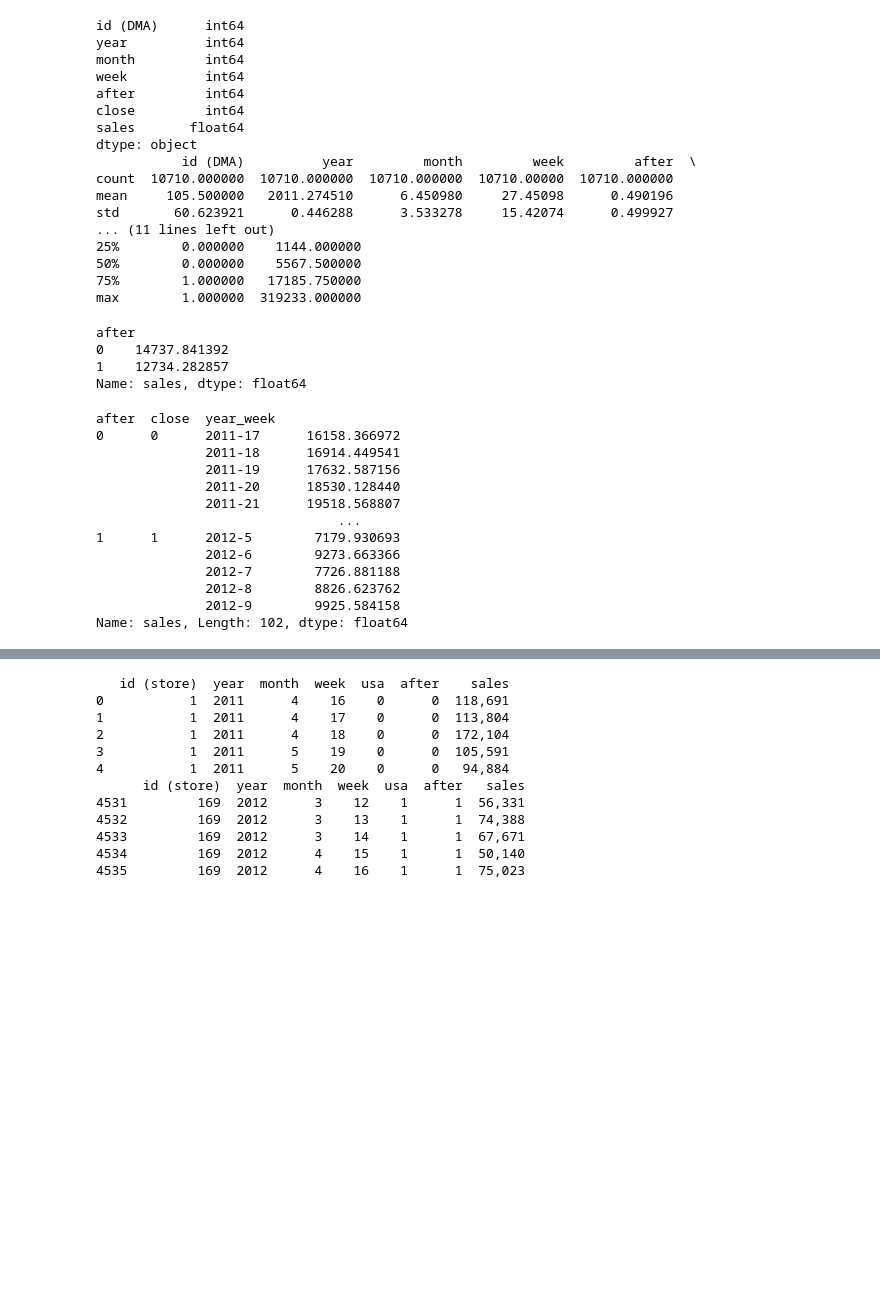
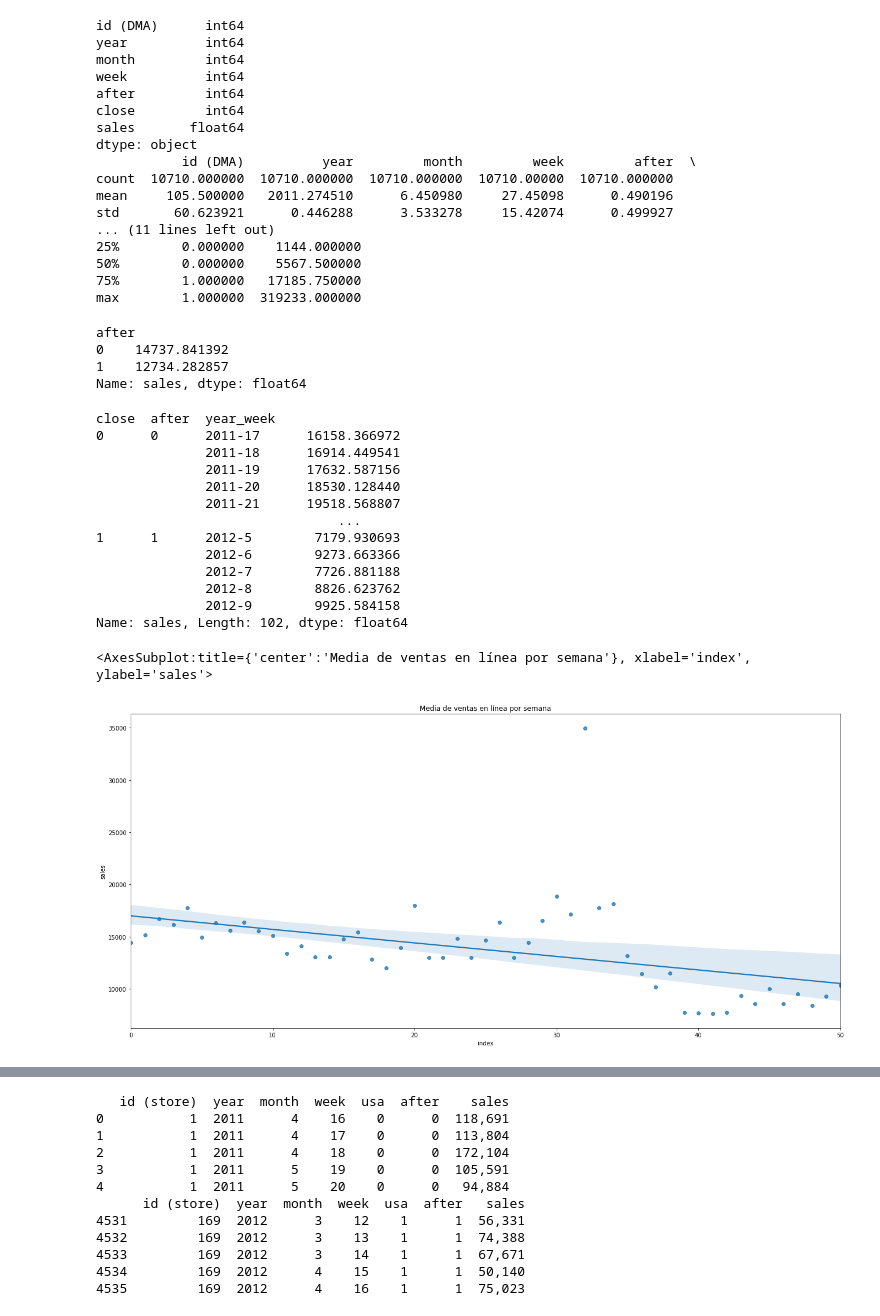
Before and after one commit to Conrado-Montealegre/OPI-DS-Test, a Jupyter notebook: 03_SeccionC.ipynb, the cells around one changed output, grey strips where cells are left out. Drawn from its saved outputs; the diff is of its cells as text; code cells hidden in the pictures; blank space fills up the shorter version.

```diff
--- a/03_SeccionC.ipynb
+++ b/03_SeccionC.ipynb
@@ -75,20 +94,21 @@ std       60.623921      0.446288      3.533278     15.42074      0.499927
 50%        0.000000    5567.500000
 75%        1.000000   17185.750000
 max        1.000000  319233.000000
-# %%
-online.groupby(['after'])['sales'].mean()
-# %% [output]
-after
-0    14737.841392
-1    12734.282857
-Name: sales, dtype: float64
+# %%
+#Verificando resultados reportados en el BOPS case
+online.groupby(['after'])['sales'].mean()
+# %% [output]
+after
+0    14737.841392
+1    12734.282857
+Name: sales, dtype: float64
 # %%
 online['year_week'] = online['year'].astype(str) + "-" + online['week'].astype(str)
 year_weak_lst = online['year_week'].unique().tolist()
-online_grp = online.groupby(['after','close','year_week'])['sales'].mean()
+online_grp = online.groupby(['close','after','year_week'])['sales'].mean()
 online_grp
 # %% [output]
-after  close  year_week
+close  after  year_week
 0      0      2011-17      16158.366972
               2011-18      16914.449541
               2011-19      17632.587156
@@ -101,3 +121,11 @@ after  close  year_week
               2012-8        8826.623762
               2012-9        9925.584158
 Name: sales, Length: 102, dtype: float64
+# %%
+# Media de ventas en línea por semana
+plt.figure(figsize=(22,10))
+plt.title("Media de ventas en línea por semana")
+sns.regplot(x="index", y="sales", data = online.groupby(['year_week'])['sales'].mean().reset_index().reset_index(), order=1)
+# %% [output]
+<AxesSubplot:title={'center':'Media de ventas en línea por semana'}, xlabel='index', ylabel='sales'>
+[figure, added]
```
Also changed, not shown: parts of 44 cells of this notebook, 27 other files.
